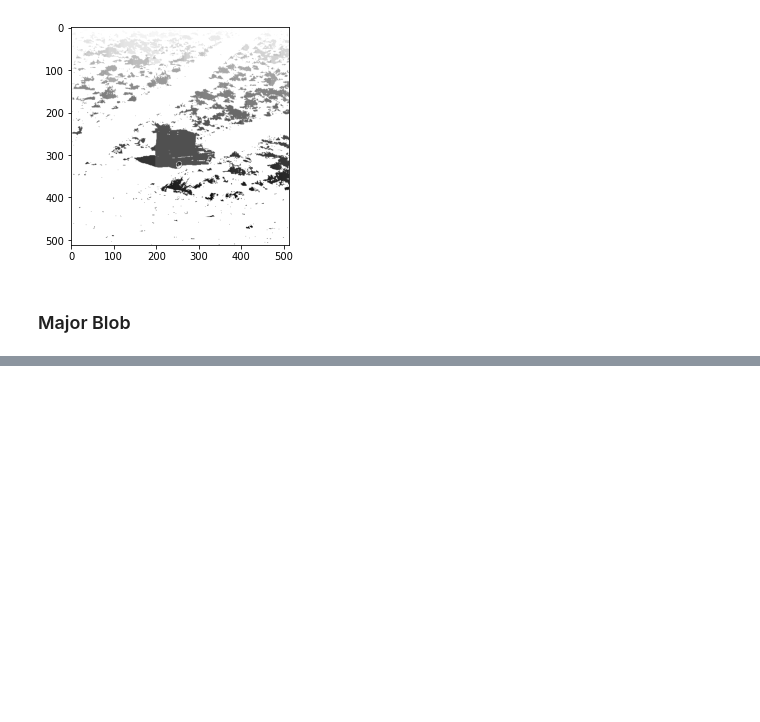
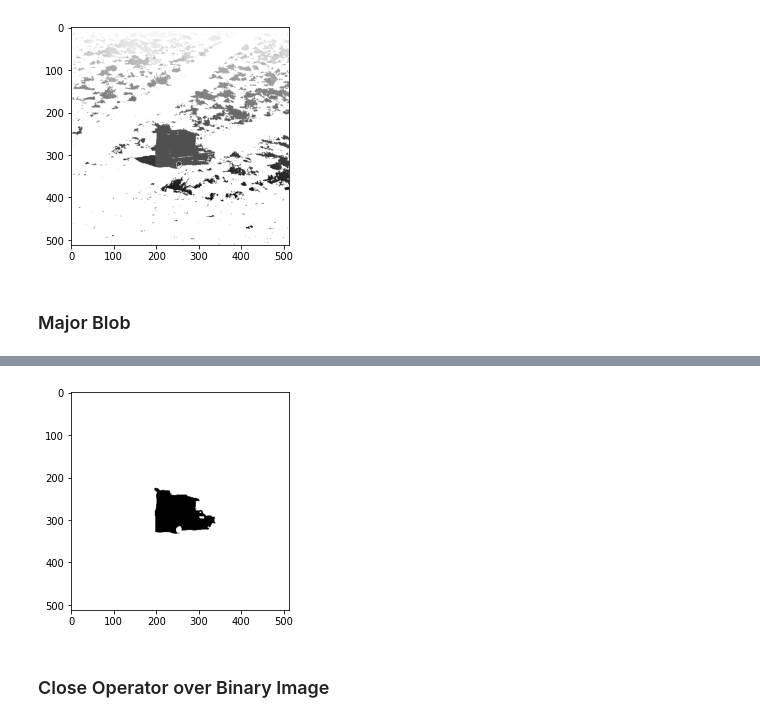
Before and after one commit to krishnasrikard/IIT-Hyderabad-Semester-Courses, a Jupyter notebook: EE5377/HW0/HW0.ipynb, the cells around one changed output, grey strips where cells are left out. Saved outputs shown, nothing was run; the diff lists cells and outputs as text; code cells hidden in the pictures; blank space fills up the shorter version.

```diff
--- a/EE5377/HW0/HW0.ipynb
+++ b/EE5377/HW0/HW0.ipynb
@@ -204,0 +252,14 @@ plt.imshow(CCA,cmap = 'gray')
+# %%
+def erode(I,B):
+    J = np.zeros(I.shape)
+    I = I.astype(int)
+
+    for i in range(I.shape[0]):
+        for j in range(I.shape[1]):
+            var = 1
+            for k in range(len(B)):
+                if (i+B[k][0] < I.shape[0] and i+B[k][0] >= 0 and j+B[k][1] < I.shape[1] and j+B[k][1] >= 0):
+                    var = var and I[i+B[k][0]][j+B[k][1]]
+            J[i][j] = var
+
+    return J
@@ -204,0 +274,11 @@ plt.imshow(CCA,cmap = 'gray')
+# %%
+def open(I,B):
+    return dilate(erode(I,B),B)
+# %%
+OpenedImage = open(binaryImage,Windows('SQUARE',3))
+plt.imshow(OpenedImage,cmap = 'gray')
+plt.show()
+# %% [output]
+[figure, added]
+# %% [markdown]
+### Close Operator over Binary Image
```
Also changed, not shown: parts of 17 cells of this notebook.
